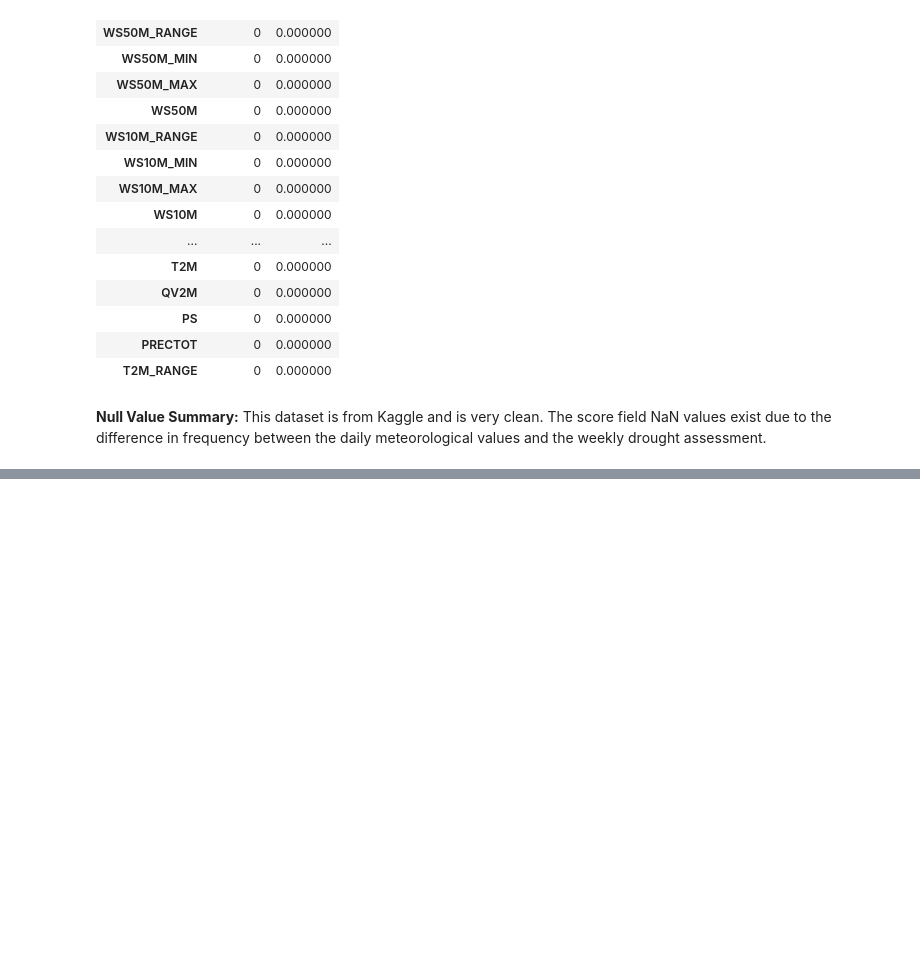
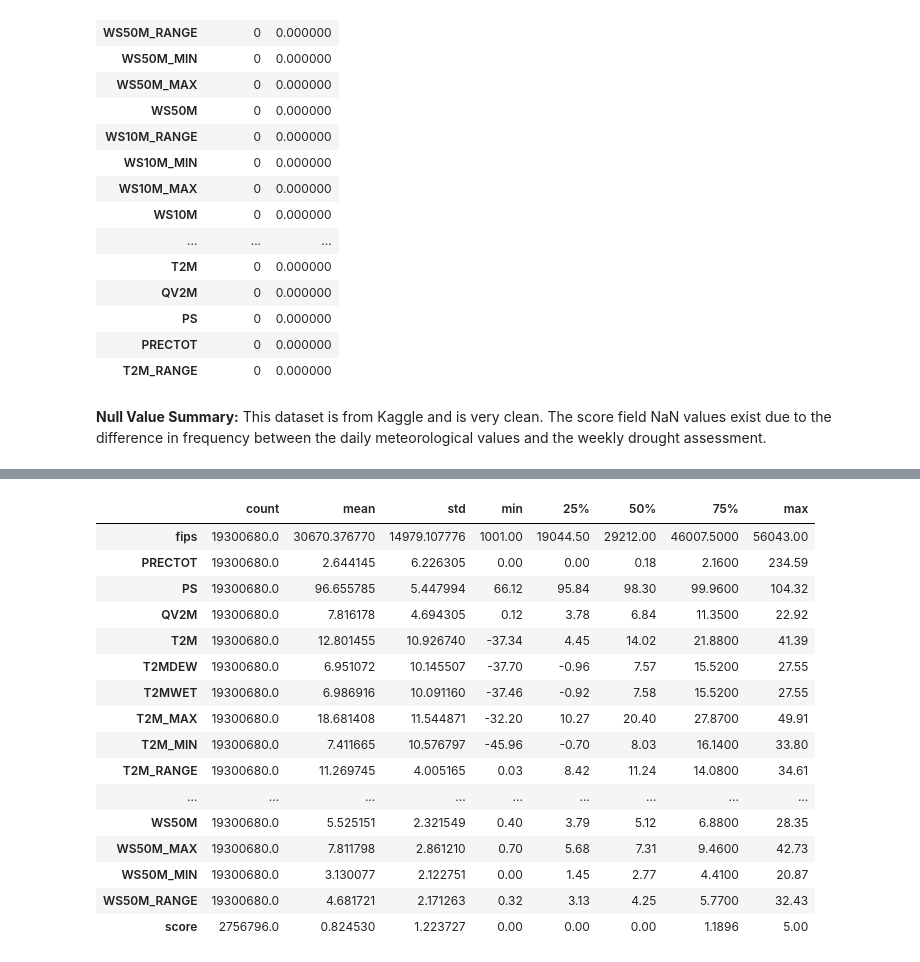
Before and after one commit to ChadDelany/drought_prediction, a Jupyter notebook: Notebooks/01_DataWrangling.ipynb, the cells around one changed output, grey strips where cells are left out. Saved outputs shown, nothing was run; the diff lists cells and outputs as text; code cells hidden in the pictures; blank space fills up the shorter version.

```diff
--- a/Notebooks/01_DataWrangling.ipynb
+++ b/Notebooks/01_DataWrangling.ipynb
@@ -253,0 +277,21 @@ missing_test.sort_values(by='count', ascending=False)
+# %%
+# Numerical features of the training dataset.
+train_set.describe().T
+# %% [output]
+|  | count | mean | std | min | 25% | 50% | 75% | max |
+| fips | 19300680.0 | 30670.376770 | 14979.107776 | 1001.00 | 19044.50 | 29212.00 | 46007.5000 | 56043.00 |
+| PRECTOT | 19300680.0 | 2.644145 | 6.226305 | 0.00 | 0.00 | 0.18 | 2.1600 | 234.59 |
+| PS | 19300680.0 | 96.655785 | 5.447994 | 66.12 | 95.84 | 98.30 | 99.9600 | 104.32 |
+| QV2M | 19300680.0 | 7.816178 | 4.694305 | 0.12 | 3.78 | 6.84 | 11.3500 | 22.92 |
+| T2M | 19300680.0 | 12.801455 | 10.926740 | -37.34 | 4.45 | 14.02 | 21.8800 | 41.39 |
+| T2MDEW | 19300680.0 | 6.951072 | 10.145507 | -37.70 | -0.96 | 7.57 | 15.5200 | 27.55 |
+| T2MWET | 19300680.0 | 6.986916 | 10.091160 | -37.46 | -0.92 | 7.58 | 15.5200 | 27.55 |
+| T2M_MAX | 19300680.0 | 18.681408 | 11.544871 | -32.20 | 10.27 | 20.40 | 27.8700 | 49.91 |
+| T2M_MIN | 19300680.0 | 7.411665 | 10.576797 | -45.96 | -0.70 | 8.03 | 16.1400 | 33.80 |
+| T2M_RANGE | 19300680.0 | 11.269745 | 4.005165 | 0.03 | 8.42 | 11.24 | 14.0800 | 34.61 |
+| ... | ... | ... | ... | ... | ... | ... | ... | ... |
+| WS50M | 19300680.0 | 5.525151 | 2.321549 | 0.40 | 3.79 | 5.12 | 6.8800 | 28.35 |
+| WS50M_MAX | 19300680.0 | 7.811798 | 2.861210 | 0.70 | 5.68 | 7.31 | 9.4600 | 42.73 |
+| WS50M_MIN | 19300680.0 | 3.130077 | 2.122751 | 0.00 | 1.45 | 2.77 | 4.4100 | 20.87 |
+| WS50M_RANGE | 19300680.0 | 4.681721 | 2.171263 | 0.32 | 3.13 | 4.25 | 5.7700 | 32.43 |
+| score | 2756796.0 | 0.824530 | 1.223727 | 0.00 | 0.00 | 0.00 | 1.1896 | 5.00 |
```
Also changed, not shown: parts of 6 cells of this notebook.
